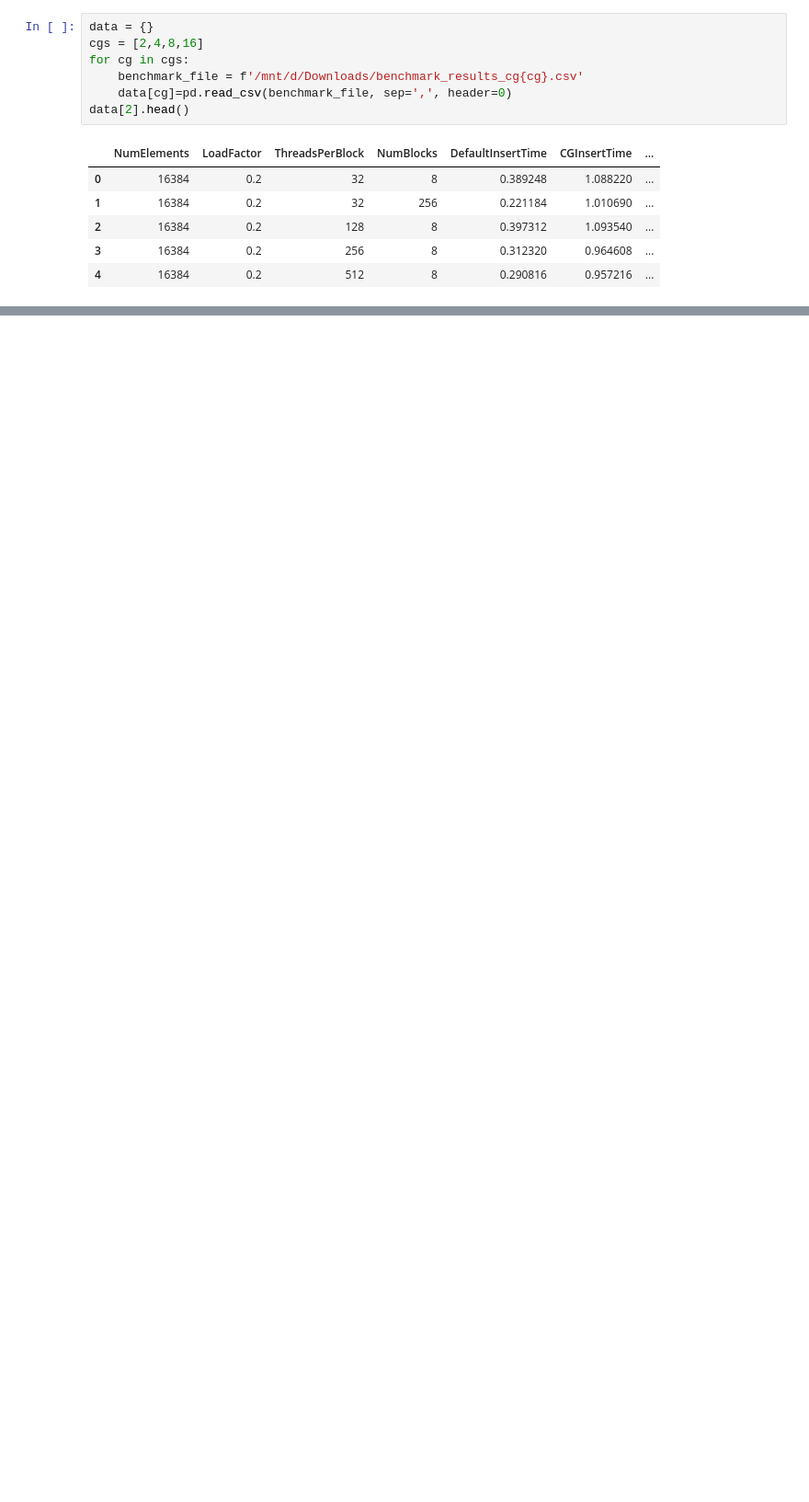
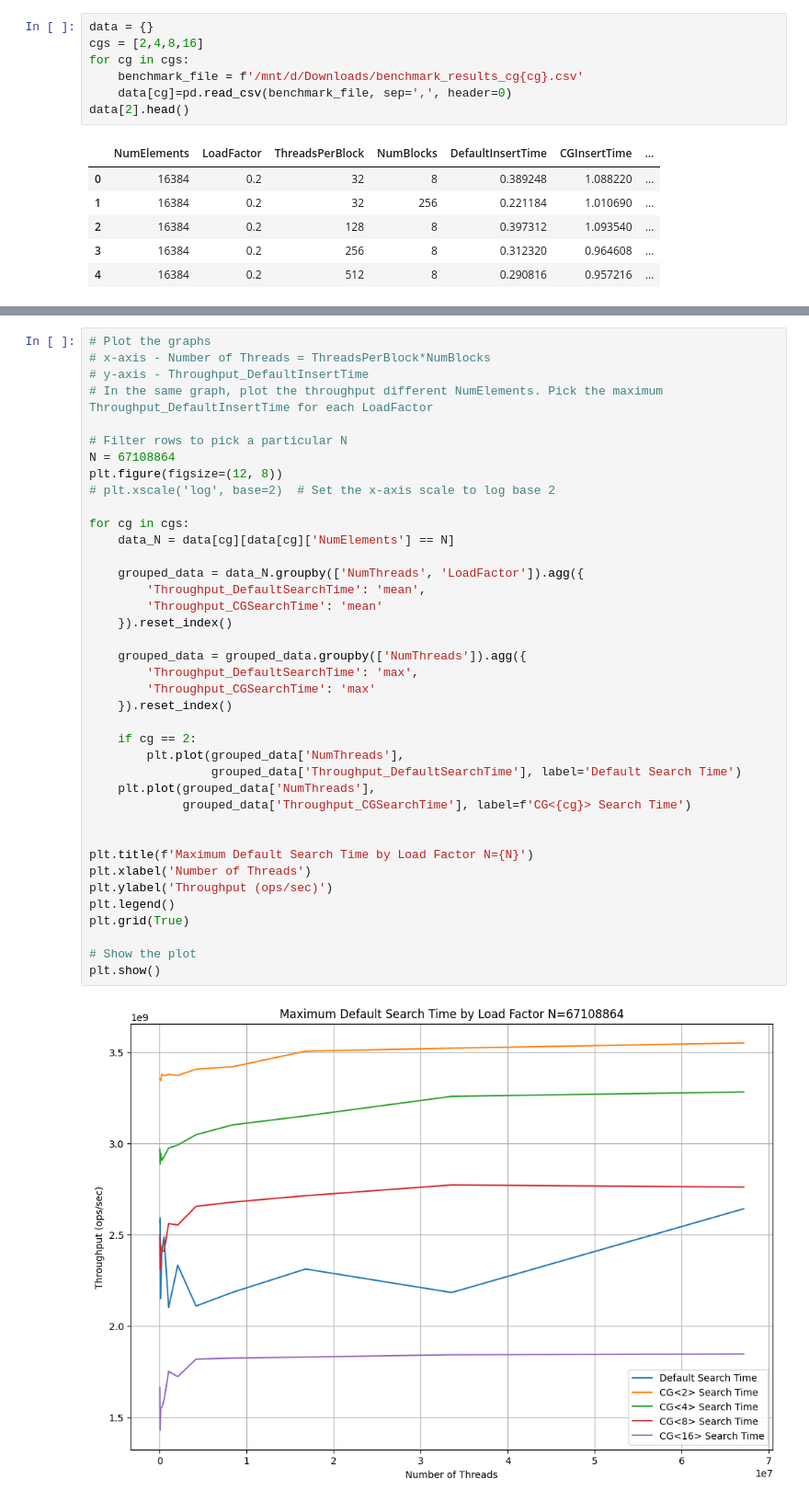
Before and after one commit to sandeepnmenon/gpu_datastructures, a Jupyter notebook: basics/visualize_results.ipynb, the cells around one changed output, grey strips where cells are left out. Shown at 92% size. Drawn from its saved outputs; the diff is of its cells as text; blank space fills up the shorter version.

```diff
--- a/basics/visualize_results.ipynb
+++ b/basics/visualize_results.ipynb
@@ -191,0 +195,41 @@ grouped_data
+# %%
+# Plot the graphs
+# x-axis - Number of Threads = ThreadsPerBlock*NumBlocks
+# y-axis - Throughput_DefaultInsertTime
+# In the same graph, plot the throughput different NumElements. Pick the maximum Throughput_DefaultInsertTime for each LoadFactor
+
+# Filter rows to pick a particular N
+N = 67108864
+plt.figure(figsize=(12, 8))
+# plt.xscale('log', base=2)  # Set the x-axis scale to log base 2
+
+for cg in cgs:
+    data_N = data[cg][data[cg]['NumElements'] == N]
+
+    grouped_data = data_N.groupby(['NumThreads', 'LoadFactor']).agg({
+        'Throughput_DefaultSearchTime': 'mean',
+        'Throughput_CGSearchTime': 'mean'
+    }).reset_index()
+
+    grouped_data = grouped_data.groupby(['NumThreads']).agg({
+        'Throughput_DefaultSearchTime': 'max',
+        'Throughput_CGSearchTime': 'max'
+    }).reset_index()
+
+    if cg == 2:
+        plt.plot(grouped_data['NumThreads'],
+                 grouped_data['Throughput_DefaultSearchTime'], label='Default Search Time')
+    plt.plot(grouped_data['NumThreads'],
+             grouped_data['Throughput_CGSearchTime'], label=f'CG<{cg}> Search Time')
+
+
+plt.title(f'Maximum Default Search Time by Load Factor N={N}')
+plt.xlabel('Number of Threads')
+plt.ylabel('Throughput (ops/sec)')
+plt.legend()
+plt.grid(True)
+
+# Show the plot
+plt.show()
+# %% [output]
+[figure, added]
```
Also changed, not shown: parts of 10 cells of this notebook, 1 other file.
